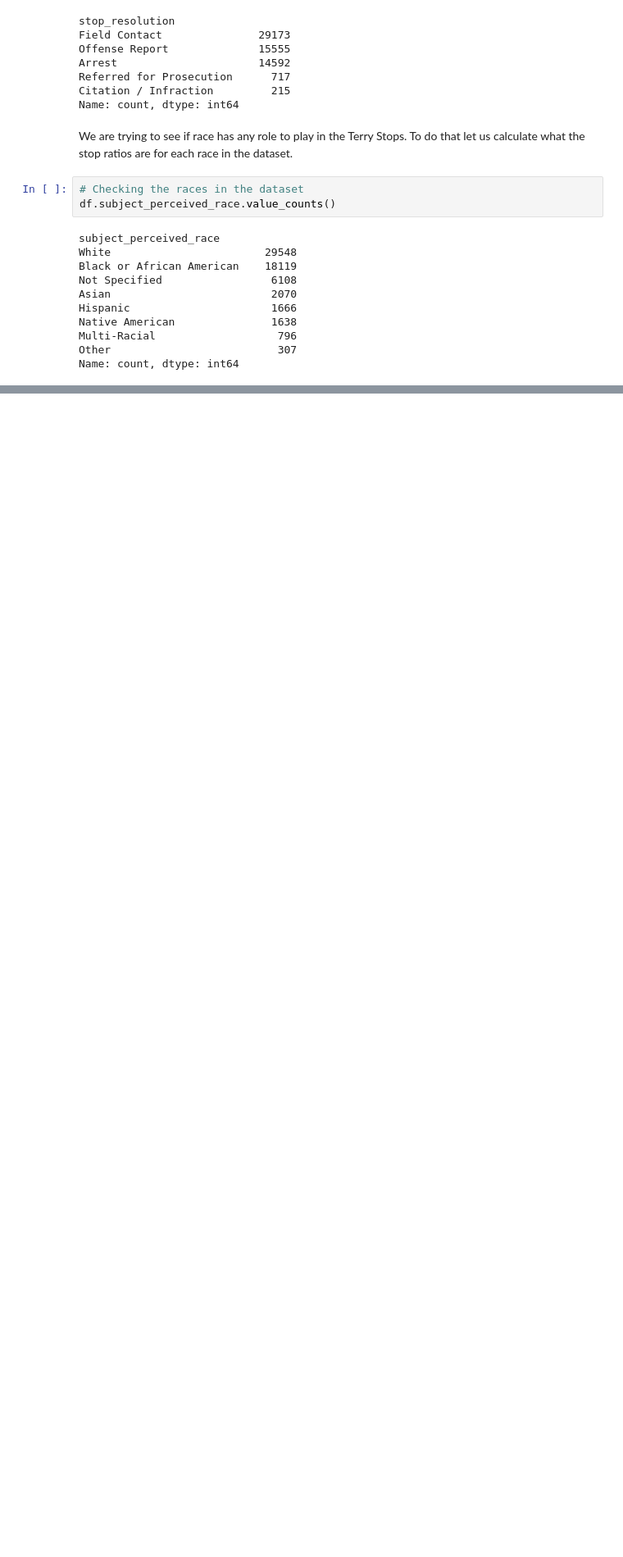
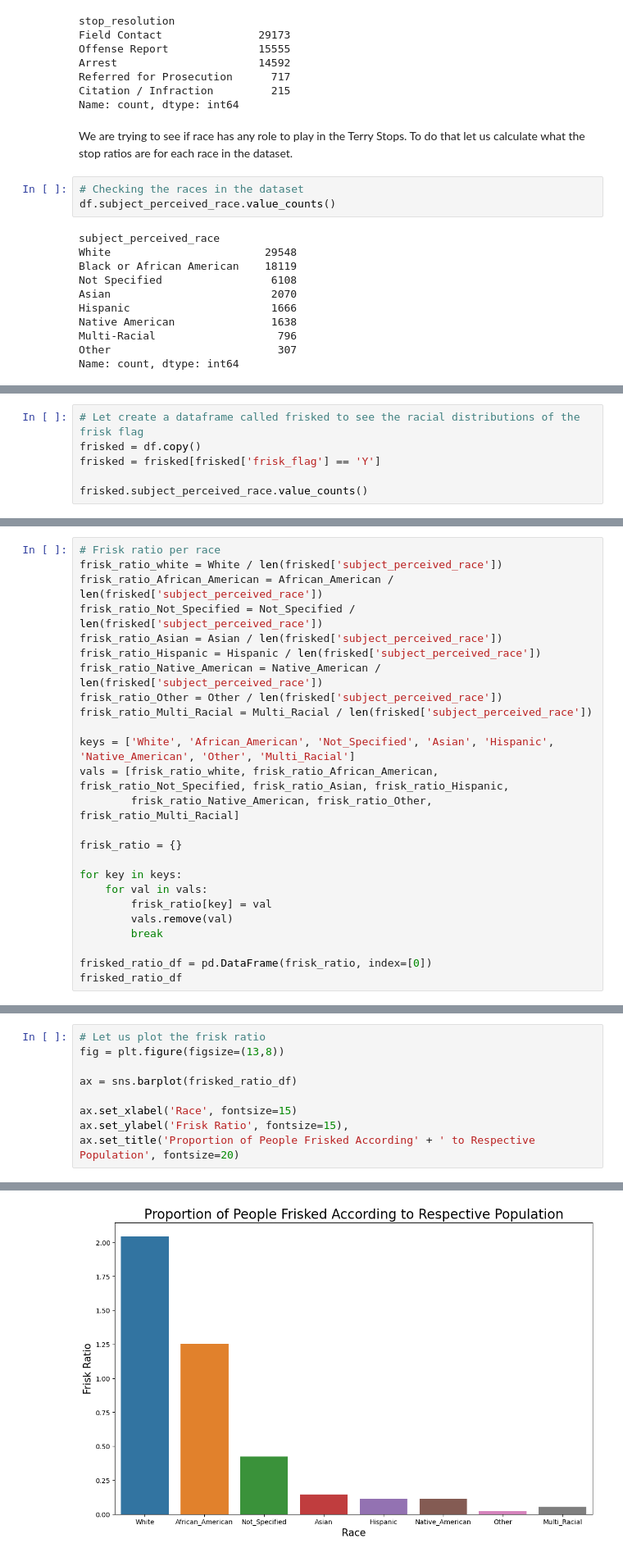
Before and after one commit to ShamlaA/Terry-Traffic-Stops-Prediction-for-Racial-Bias, a Jupyter notebook: Terry_stops_EDA.ipynb, the cells around one changed output, grey strips where cells are left out. Shown at 82% size. Saved outputs shown, nothing was run; the diff lists cells and outputs as text; blank space fills up the shorter version.

```diff
--- a/Terry_stops_EDA.ipynb
+++ b/Terry_stops_EDA.ipynb
@@ -132,0 +119,6 @@ stops
+# %%
+# Let create a dataframe called frisked to see the racial distributions of the frisk flag
+frisked = df.copy()
+frisked = frisked[frisked['frisk_flag'] == 'Y']
+
+frisked.subject_perceived_race.value_counts()
@@ -132,0 +136,25 @@ stops
+# %%
+# Frisk ratio per race
+frisk_ratio_white = White / len(frisked['subject_perceived_race'])
+frisk_ratio_African_American = African_American / len(frisked['subject_perceived_race'])
+frisk_ratio_Not_Specified = Not_Specified / len(frisked['subject_perceived_race'])
+frisk_ratio_Asian = Asian / len(frisked['subject_perceived_race'])
+frisk_ratio_Hispanic = Hispanic / len(frisked['subject_perceived_race'])
+frisk_ratio_Native_American = Native_American / len(frisked['subject_perceived_race'])
+frisk_ratio_Other = Other / len(frisked['subject_perceived_race'])
+frisk_ratio_Multi_Racial = Multi_Racial / len(frisked['subject_perceived_race'])
+
+keys = ['White', 'African_American', 'Not_Specified', 'Asian', 'Hispanic', 'Native_American', 'Other', 'Multi_Racial']
+vals = [frisk_ratio_white, frisk_ratio_African_American, frisk_ratio_Not_Specified, frisk_ratio_Asian, frisk_ratio_Hispanic,
+        frisk_ratio_Native_American, frisk_ratio_Other, frisk_ratio_Multi_Racial]
+
+frisk_ratio = {}
+
+for key in keys:
+    for val in vals:
+        frisk_ratio[key] = val
+        vals.remove(val)
+        break
+
+frisked_ratio_df = pd.DataFrame(frisk_ratio, index=[0])
+frisked_ratio_df
@@ -132,0 +164,10 @@ stops
+# %%
+# Let us plot the frisk ratio
+fig = plt.figure(figsize=(13,8))
+
+ax = sns.barplot(frisked_ratio_df)
+
+ax.set_xlabel('Race', fontsize=15)
+ax.set_ylabel('Frisk Ratio', fontsize=15),
+ax.set_title('Proportion of People Frisked According' + ' to Respective Population', fontsize=20)
+# %% [output]
@@ -132,0 +175 @@ stops
+[figure, added]
```
Also changed, not shown: parts of 25 cells of this notebook.
